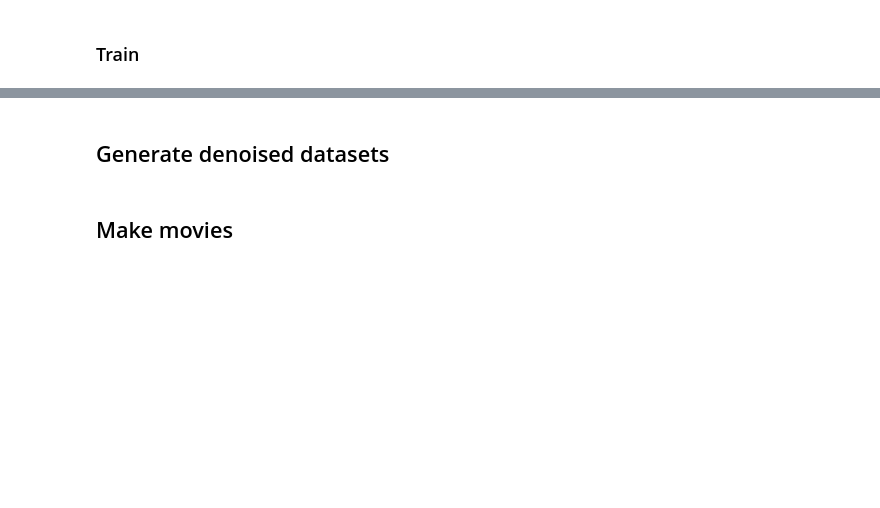
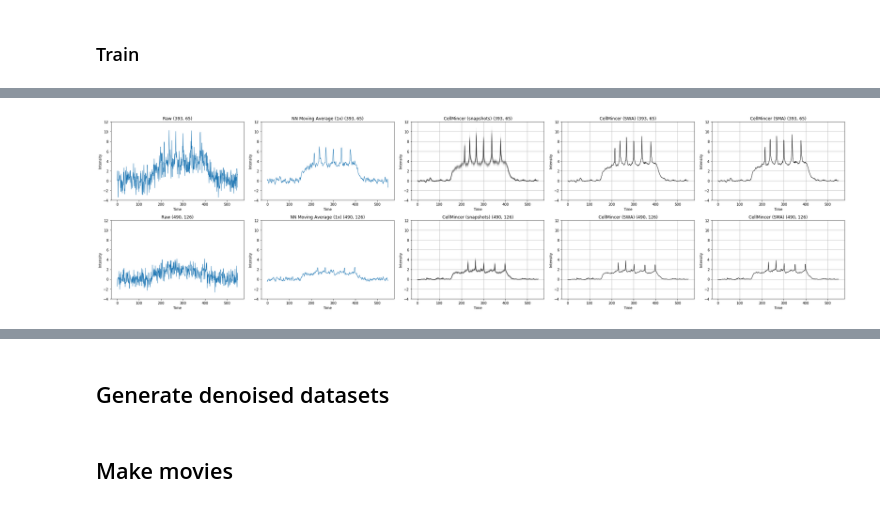
Before and after one commit to cellarium-ai/CellMincer, a Jupyter notebook: notebooks/cellmincer_proto.ipynb, the cells around one changed output, grey strips where cells are left out. Drawn from its saved outputs; the diff is of its cells as text; code cells hidden in the pictures; blank space fills up the shorter version.

```diff
--- a/notebooks/cellmincer_proto.ipynb
+++ b/notebooks/cellmincer_proto.ipynb
@@ -393,0 +419,18 @@ plt.colorbar(im)
+# %%
+# to evaluate models at different iterations
+stride = 2
+model_averaging_begin_index = 0
+model_averaging_end_index = 80
+
+eval_states = []
+eval_state_labels = []
+for index in range(model_averaging_begin_index, model_averaging_end_index, stride):
+    try:
+        eval_states.append(load_model_state(model_root, model_prefix, index))
+        eval_state_labels.append(str(index))
+    except:
+        pass
+
+eval_states.append(get_swa_state_dict(
+    model_root, model_prefix, model_averaging_begin_index, model_averaging_end_index))
+eval_state_labels.append('SWA')
@@ -393,0 +477,58 @@ plt.colorbar(im)
+# %%
+viz_pixels = [(393, 65), (490, 126)]
+ncols = 5
+
+fig, axs = plt.subplots(ncols=ncols, nrows=len(viz_pixels), figsize=(6 * ncols, 4 * len(viz_pixels)))
+
+for i_pixel, (viz_x0, viz_y0) in enumerate(viz_pixels):
+
+    pixel_str = f' ({viz_x0}, {viz_y0})'
+    axs[i_pixel, 0].plot(raw_movie_txy[:, viz_x0, viz_y0], lw=1)
+    axs[i_pixel, 0].set_title('Raw' + pixel_str)
+    axs[i_pixel, 0].set_xlabel('Time')
+    axs[i_pixel, 0].set_ylabel('Intensity')
+
+    axs[i_pixel, 1].plot(nnma_denoised_movie_txy[1:, viz_x0, viz_y0], lw=1)
+    axs[i_pixel, 1].set_title(f'NN Moving Average ({n_iters_ma}x)' + pixel_str)
+    axs[i_pixel, 1].set_xlabel('Time')
+    axs[i_pixel, 1].set_ylabel('Intensity')
+
+    for denoised_movie_txy, label in zip(denoised_movie_txy_list[:-1], eval_state_labels[:-1]):
+        axs[i_pixel, 2].plot(denoised_movie_txy[:, viz_x0, viz_y0], label=label, lw=1, color='black', alpha=0.05)
+        axs[i_pixel, 2].set_title('CellMincer (snapshots)' + pixel_str)
+        axs[i_pixel, 2].set_xlabel('Time')
+        axs[i_pixel, 2].set_ylabel('Intensity')
+    axs[i_pixel, 2].grid()
+
+    axs[i_pixel, 3].plot(denoised_movie_txy_list[-1][:, viz_x0, viz_y0], label=label, lw=1, color='black')
+    axs[i_pixel, 3].set_title('CellMincer (SWA)' + pixel_str)
+    axs[i_pixel, 3].set_xlabel('Time')
+    axs[i_pixel, 3].set_ylabel('Intensity')
+    axs[i_pixel, 3].grid()
+
+    axs[i_pixel, 4].plot(denoised_movie_sma_txy[:, viz_x0, viz_y0], label=label, lw=1, color='black')
+    axs[i_pixel, 4].set_title('CellMincer (SMA)' + pixel_str)
+    axs[i_pixel, 4].set_xlabel('Time')
+    axs[i_pixel, 4].set_ylabel('Intensity')
+    axs[i_pixel, 4].grid()
+
+ylim = (-4, 12)
+for i_pixel in range(len(viz_pixels)):
+    for i_col in range(ncols):
+        axs[i_pixel, i_col].set_ylim(ylim)
+
+# # lock y limits for each viz pixel
+# for i_pixel in range(len(viz_pixels)):
+#     min_y_lim = np.inf
+#     max_y_lim = -np.inf
+#     for i_col in range(ncols):
+#         ylim = axs[i_pixel, i_col].get_ylim()
+#         min_y_lim = min(min_y_lim, ylim[0])
+#         max_y_lim = max(max_y_lim, ylim[1])
+#     for i_col in range(ncols):
+#         axs[i_pixel, i_col].set_ylim((min_y_lim, max_y_lim))
+
+plt.tight_layout()
+plt.savefig(f'./out/{opto_mov_prefixes[i_dataset_denoising]}_{model_prefix}.pdf')
+# %% [output]
+[figure, added]
```
Also changed, not shown: parts of 34 cells of this notebook, 3 other files.
